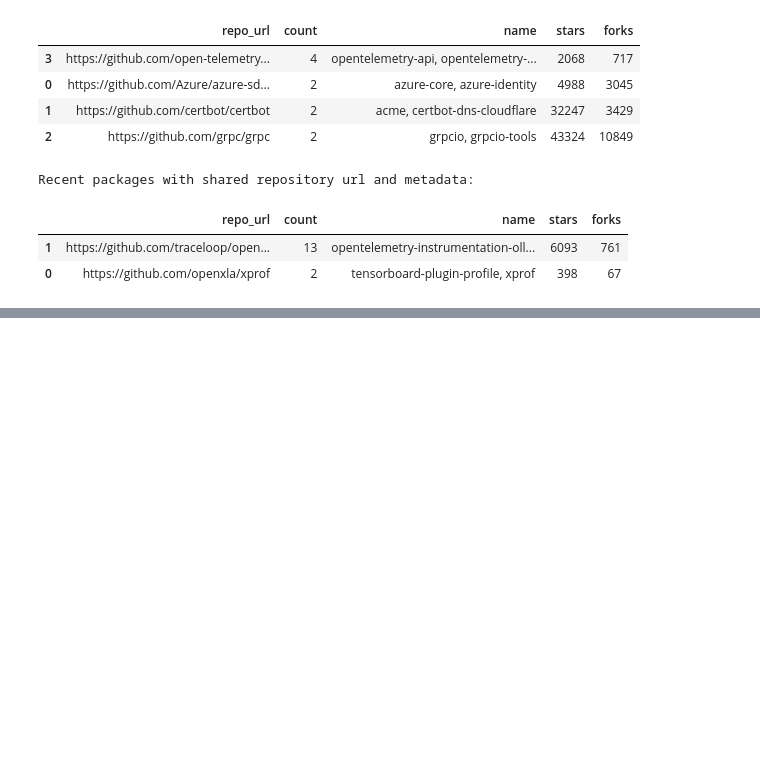
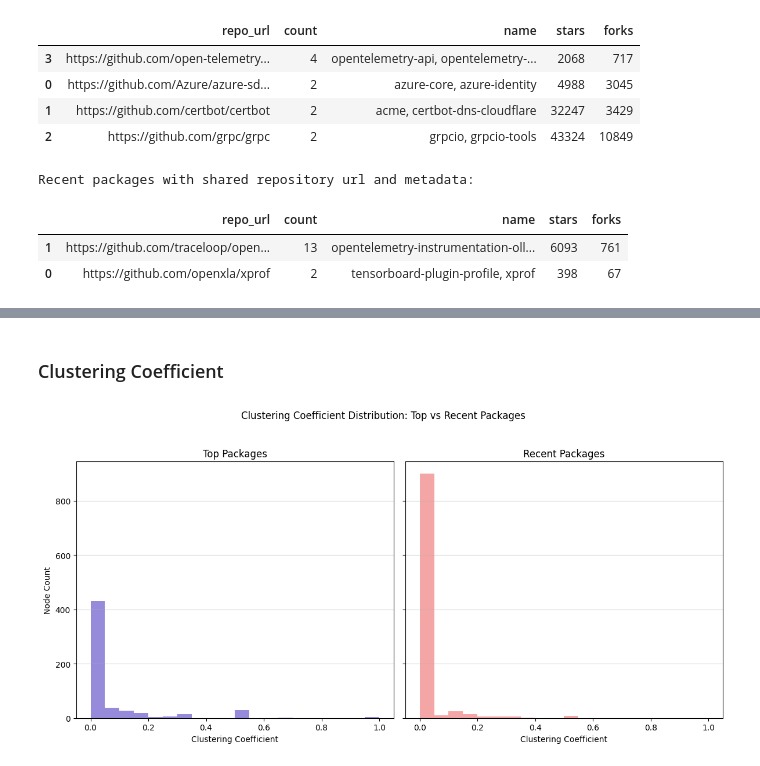
Before and after one commit to ericzander/pypi-anomaly-detection, a Jupyter notebook: notebooks/01_data_exploration.ipynb, the cells around one changed output, grey strips where cells are left out. Cells and saved outputs as stored; diff of their text form; code cells hidden in the pictures; blank space fills up the shorter version.

```diff
--- a/notebooks/01_data_exploration.ipynb
+++ b/notebooks/01_data_exploration.ipynb
@@ -471,0 +548,30 @@ Recent packages with shared repository url and metadata:
+# %% [markdown]
+### Clustering Coefficient
+# %%
+# Compute clustering coefficients for each node in both graphs
+clustering_top = nx.clustering(G_top)
+clustering_recent = nx.clustering(G_recent)
+
+# Extract coefficient values
+coeffs_top = list(clustering_top.values())
+coeffs_recent = list(clustering_recent.values())
+
+fig, axes = plt.subplots(1, 2, figsize=(12, 6), sharey=True)
+bins = np.linspace(0, 1, 21)
+
+axes[0].hist(coeffs_top, bins=bins, alpha=0.7, color=color_top)
+axes[0].set_title("Top Packages")
+axes[0].set_xlabel("Clustering Coefficient")
+axes[0].set_ylabel("Node Count")
+axes[0].grid(axis="y", alpha=0.5)
+
+axes[1].hist(coeffs_recent, bins=bins, alpha=0.7, color=color_recent)
+axes[1].set_title("Recent Packages")
+axes[1].set_xlabel("Clustering Coefficient")
+axes[1].grid(axis="y", alpha=0.5)
+
+plt.suptitle("Clustering Coefficient Distribution: Top vs Recent Packages")
+plt.tight_layout(rect=[0, 0, 1, 0.95])
+plt.show()
+# %% [output]
+[figure, added]
```
Also changed, not shown: parts of 39 cells of this notebook, 6 other files.
